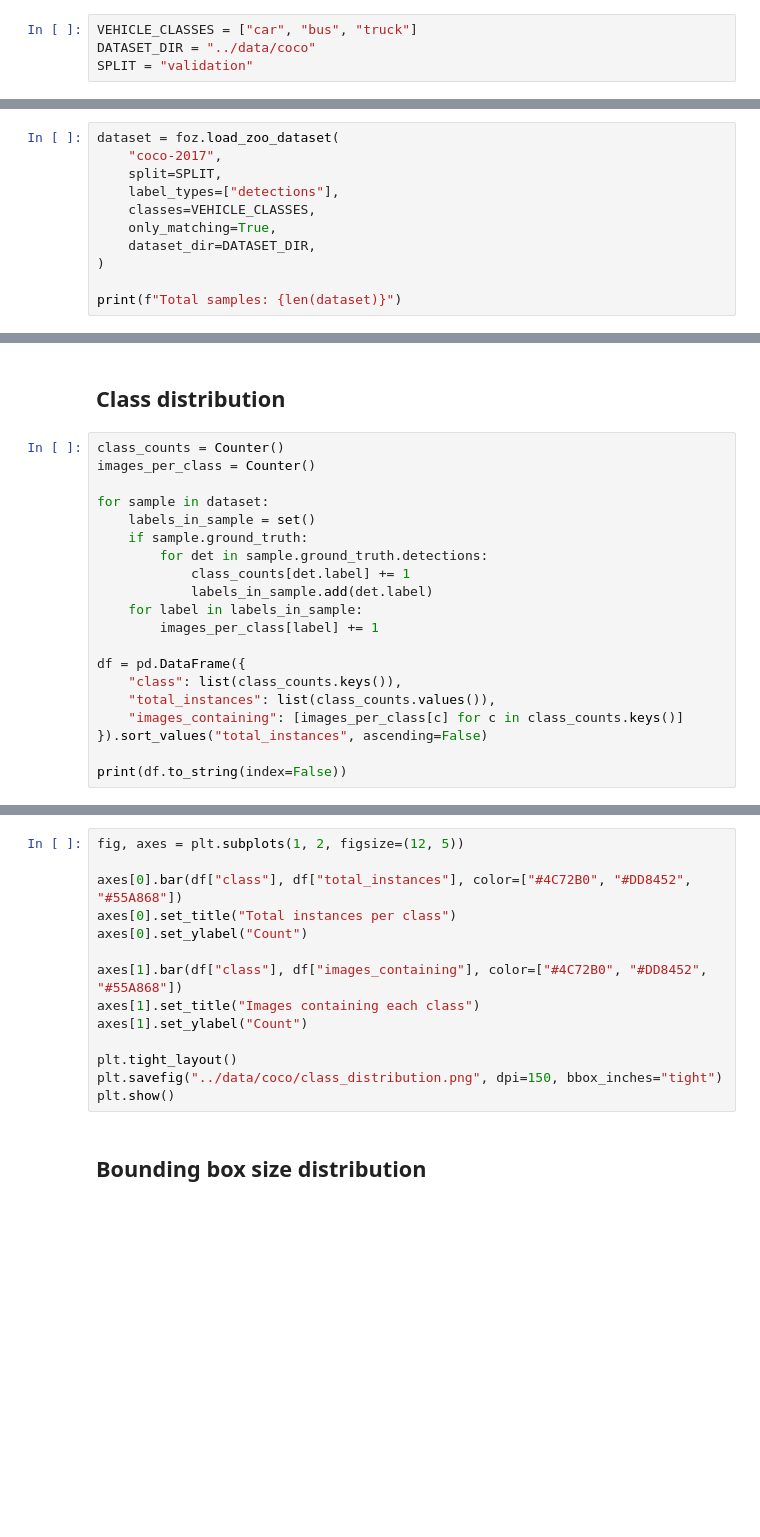
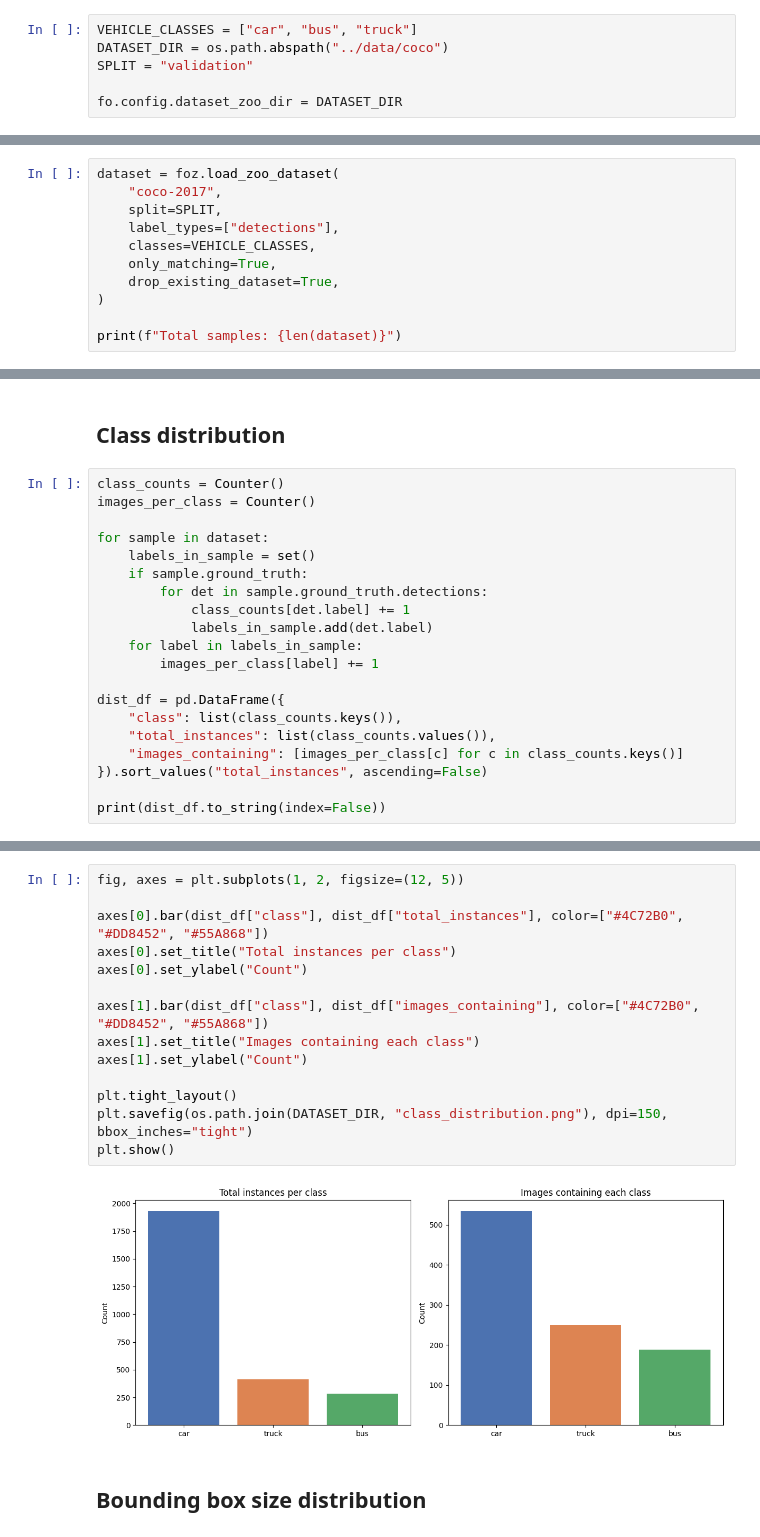
Before and after one commit to DanyloTs/diploma, a Jupyter notebook: notebooks/dataset_exploration.ipynb, the cells around one changed output, grey strips where cells are left out. Drawn from its saved outputs; the diff is of its cells as text; blank space fills up the shorter version.

```diff
--- a/notebooks/dataset_exploration.ipynb
+++ b/notebooks/dataset_exploration.ipynb
@@ -10,8 +12,10 @@ from collections import Counter
 import os
 # %%
 VEHICLE_CLASSES = ["car", "bus", "truck"]
-DATASET_DIR = "../data/coco"
+DATASET_DIR = os.path.abspath("../data/coco")
 SPLIT = "validation"
+
+fo.config.dataset_zoo_dir = DATASET_DIR
 # %% [markdown]
 ## Download COCO val2017 — vehicle classes only
 # %%
@@ -21,7 +25,7 @@ dataset = foz.load_zoo_dataset(
     label_types=["detections"],
     classes=VEHICLE_CLASSES,
     only_matching=True,
-    dataset_dir=DATASET_DIR,
+    drop_existing_dataset=True,
 )
 
 print(f"Total samples: {len(dataset)}")
@@ -40,10 +53,10 @@ for sample in dataset:
     for label in labels_in_sample:
         images_per_class[label] += 1
 
-df = pd.DataFrame({
+dist_df = pd.DataFrame({
     "class": list(class_counts.keys()),
     "total_instances": list(class_counts.values()),
     "images_containing": [images_per_class[c] for c in class_counts.keys()]
 }).sort_values("total_instances", ascending=False)
 
-print(df.to_string(index=False))
+print(dist_df.to_string(index=False))
@@ -50,17 +68,19 @@ print(df.to_string(index=False))
 # %%
 fig, axes = plt.subplots(1, 2, figsize=(12, 5))
 
-axes[0].bar(df["class"], df["total_instances"], color=["#4C72B0", "#DD8452", "#55A868"])
+axes[0].bar(dist_df["class"], dist_df["total_instances"], color=["#4C72B0", "#DD8452", "#55A868"])
 axes[0].set_title("Total instances per class")
 axes[0].set_ylabel("Count")
 
-axes[1].bar(df["class"], df["images_containing"], color=["#4C72B0", "#DD8452", "#55A868"])
+axes[1].bar(dist_df["class"], dist_df["images_containing"], color=["#4C72B0", "#DD8452", "#55A868"])
 axes[1].set_title("Images containing each class")
 axes[1].set_ylabel("Count")
 
 plt.tight_layout()
-plt.savefig("../data/coco/class_distribution.png", dpi=150, bbox_inches="tight")
+plt.savefig(os.path.join(DATASET_DIR, "class_distribution.png"), dpi=150, bbox_inches="tight")
 plt.show()
+# %% [output]
+[figure, added]
 # %% [markdown]
 ## Bounding box size distribution
 # %%
```
Also changed, not shown: parts of 14 cells of this notebook, 7 other files.
